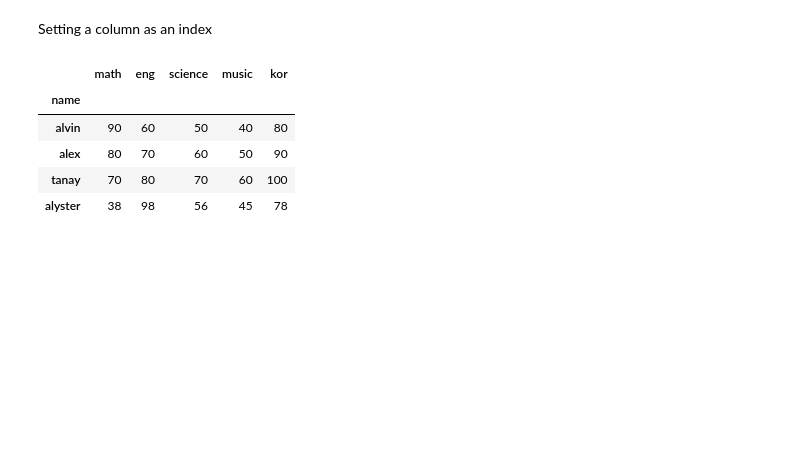
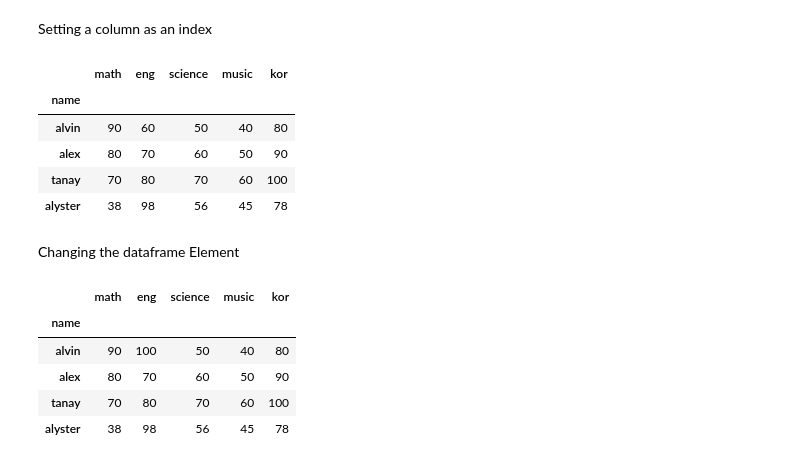
Before and after one commit to AlysterBenedict/AIML, a Jupyter notebook: Pandas/pandas.ipynb, the cells around one changed output. Saved outputs shown, nothing was run; the diff lists cells and outputs as text; code cells hidden in the pictures; blank space fills up the shorter version.

```diff
--- a/Pandas/pandas.ipynb
+++ b/Pandas/pandas.ipynb
@@ -832,3 +832,16 @@ df
 | alex | 80 | 70 | 60 | 50 | 90 |
 | tanay | 70 | 80 | 70 | 60 | 100 |
 | alyster | 38 | 98 | 56 | 45 | 78 |
+# %% [markdown]
+Changing the dataframe Element
+# %%
+df.iloc[0,1]=100
+# %%
+df
+# %% [output]
+|  | math | eng | science | music | kor |
+| name |  |  |  |  |  |
+| alvin | 90 | 100 | 50 | 40 | 80 |
+| alex | 80 | 70 | 60 | 50 | 90 |
+| tanay | 70 | 80 | 70 | 60 | 100 |
+| alyster | 38 | 98 | 56 | 45 | 78 |
```
